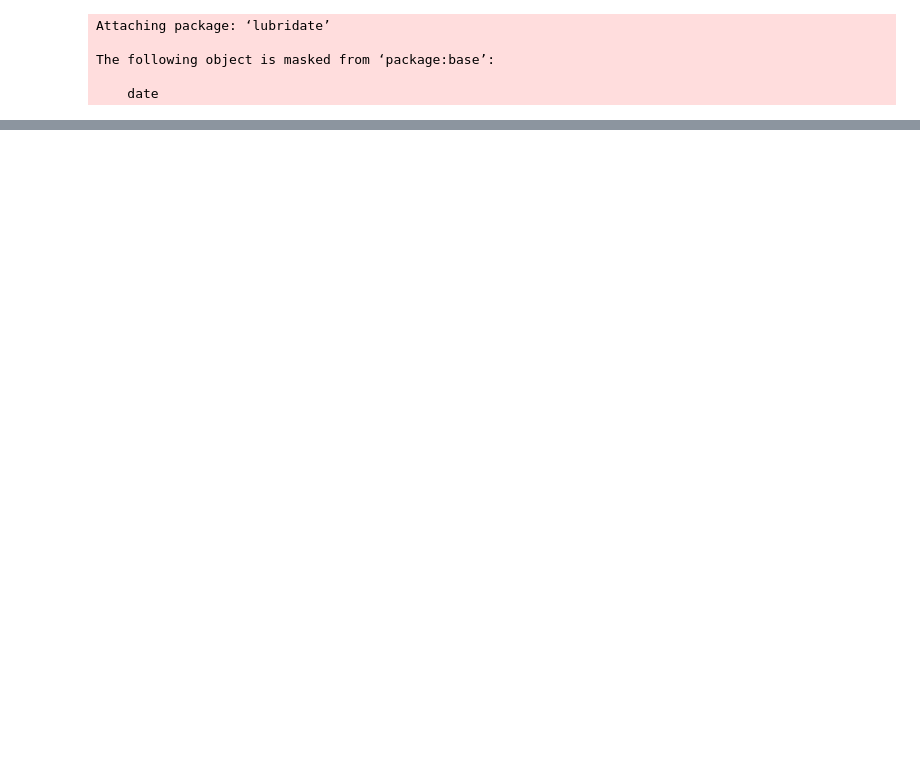
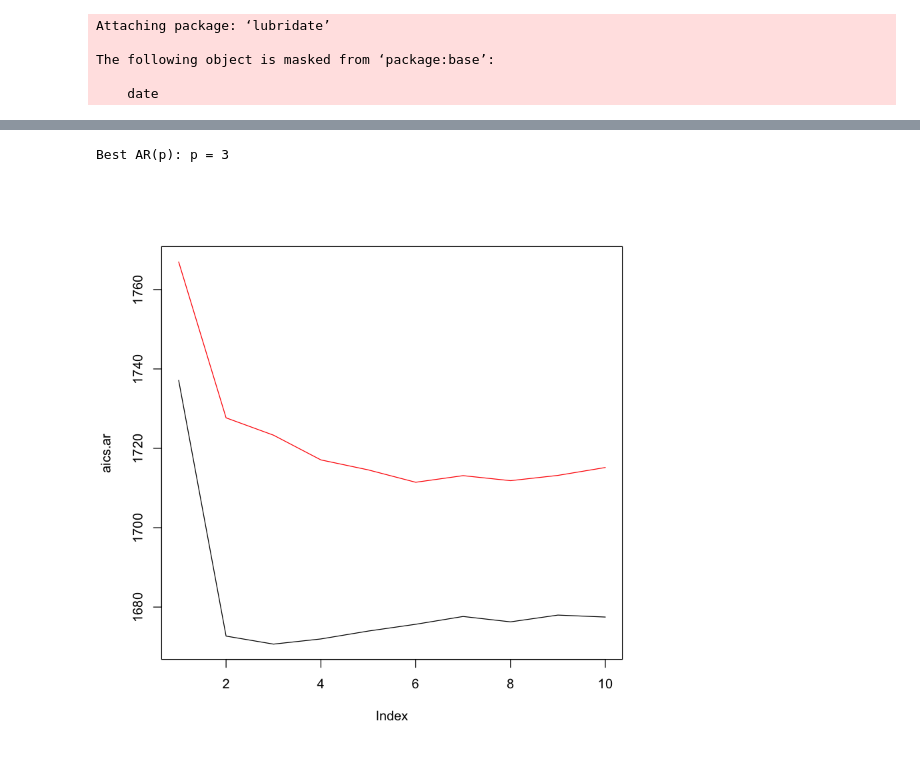
Before and after one commit to dongmeic/climate-space, a Jupyter notebook: notebooks/predictDailyFromMonthly.R.ipynb, the cells around one changed output, grey strips where cells are left out. Saved outputs shown, nothing was run; the diff lists cells and outputs as text; code cells hidden in the pictures; blank space fills up the shorter version.

```diff
--- a/notebooks/predictDailyFromMonthly.R.ipynb
+++ b/notebooks/predictDailyFromMonthly.R.ipynb
@@ -149,0 +119,16 @@ points(xv, unlist(pseudo.errors), pch=16, col=rgb(0, 0, 0, 0.2))
+# %%
+aics.ar <- numeric(10)
+aics.ari <- numeric(10)
+for (ar in 1:10) {
+  ar.mod <- arima(resid(mod1), order=c(ar, 0, 0))
+  ari.mod <- arima(resid(mod1), order=c(ar, 1, 0))
+  aics.ar[ar] <- ar.mod$aic
+  aics.ari[ar] <- ari.mod$aic
+}
+
+cat('Best AR(p): p =', which(aics.ar == min(aics.ar)))
+plot(aics.ar, type='l', ylim=range(c(aics.ar, aics.ari)))
+lines(aics.ari, col=2)
+# %% [output]
+Best AR(p): p = 3
+[figure, added]
```
Also changed, not shown: parts of 43 cells of this notebook, 2 other files.
